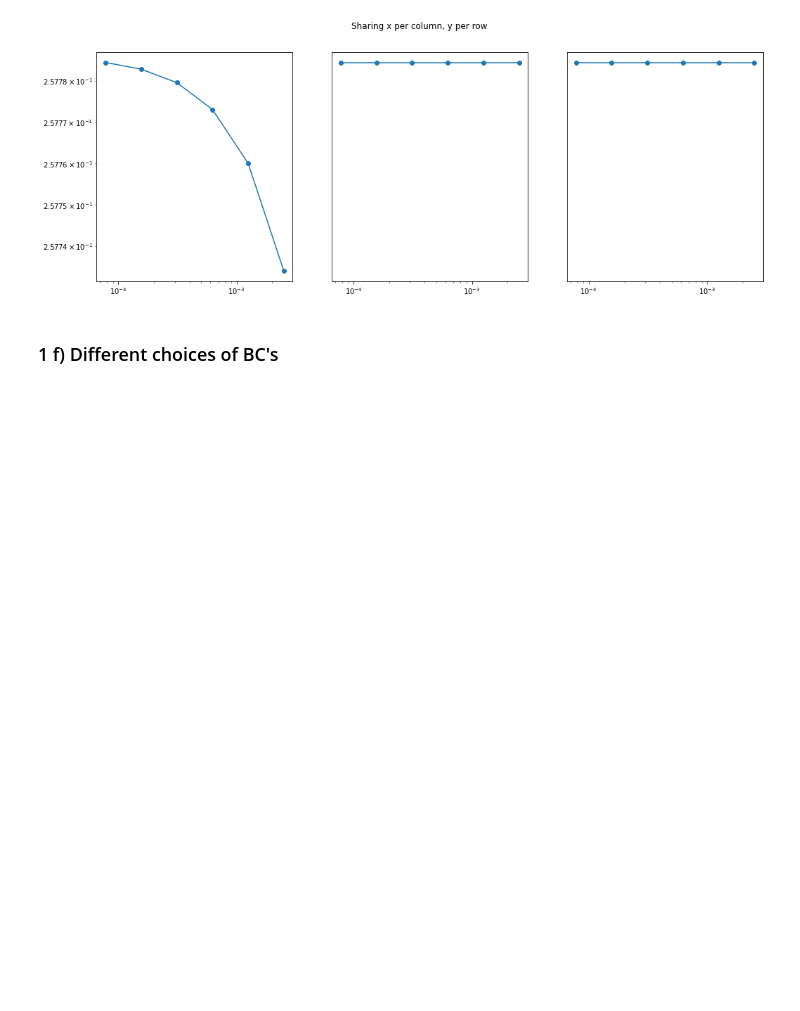
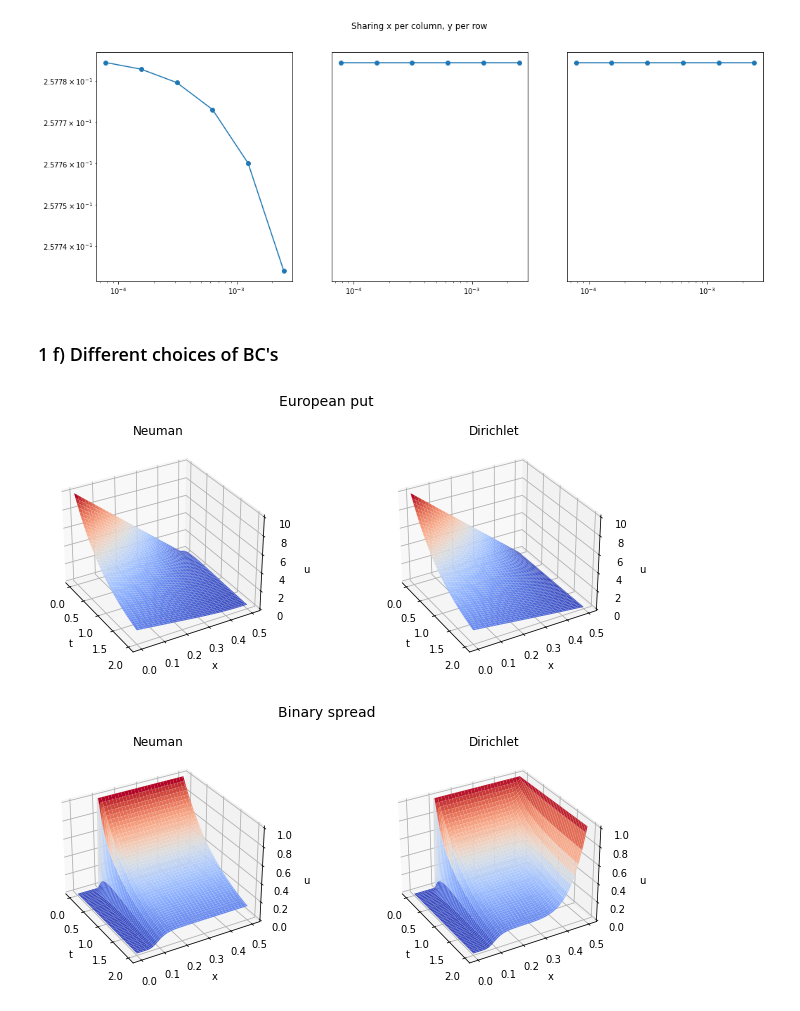
Before and after one commit to ulrikunneberg/NumDiff_prosjekt, a Jupyter notebook: Test.ipynb, the cells around one changed output. Saved outputs shown, nothing was run; the diff lists cells and outputs as text; code cells hidden in the pictures; blank space fills up the shorter version.

```diff
--- a/Test.ipynb
+++ b/Test.ipynb
@@ -575,6 +521,7 @@ k, Crank = 8.602025383790945e-06
 #Define an error function for a method
 M=10
 N=10000
+R=10
 def error_func_k(method, u_exact_func):
     T=1
     N=1
@@ -582,6 +529,7 @@ def error_func_k(method, u_exact_func):
     ks=np.zeros(P)
     error= np.zeros(P)
     x= np.linspace(0, R, M+1)
+    N=400
     for i in range(P):
         u_numeric, temp = method(R, M, T, N, sigma, r, c, K_eur, H_eur, an_boundary_0, an_boundary_R,
                            an_initial, RHS_func=RHS_analytic)
@@ -615,3 +563,20 @@ ax3.loglog(ks, error_crank_k,'o-', 'tab:green')
 [figure]
 # %% [markdown]
 ### 1 f) Different choices of BC's
+# %%
+u_european_neuman, CFL_european_neuman = forward_euler_neuman(R, M, T, N, sigma, r, c, K_eur, H_eur,
+                                                            boundary_0, boundary_R_eur, european_put)
+u_european_dirich, CFL_european_dirich = forward_euler(R, M, T, N, sigma, r, c, K_eur, H_eur,
+                                                            boundary_0, boundary_R_eur, european_put)
+plot_two_solutions(u_european_neuman, u_european_dirich, angle=-30, title="European put",
+                   title1="Neuman", title2="Dirichlet")
+
+u_binary_neuman, CFL_european_neuman = forward_euler_neuman(R, M, T, N, sigma, r, c, K_bin, H_bin,
+                                                            boundary_0, boundary_R_bin, binary)
+u_binary_dirich, CFL_european_dirich = forward_euler(R, M, T, N, sigma, r, c, K_bin, H_bin,
+                                                            boundary_0, boundary_R_bin, binary)
+plot_two_solutions(u_binary_neuman, u_binary_dirich, angle=-30, title="Binary spread",
+                   title1="Neuman", title2="Dirichlet")
+# %% [output]
+[figure, added]
+[figure, added]
```
Also changed, not shown: parts of 14 cells of this notebook.
